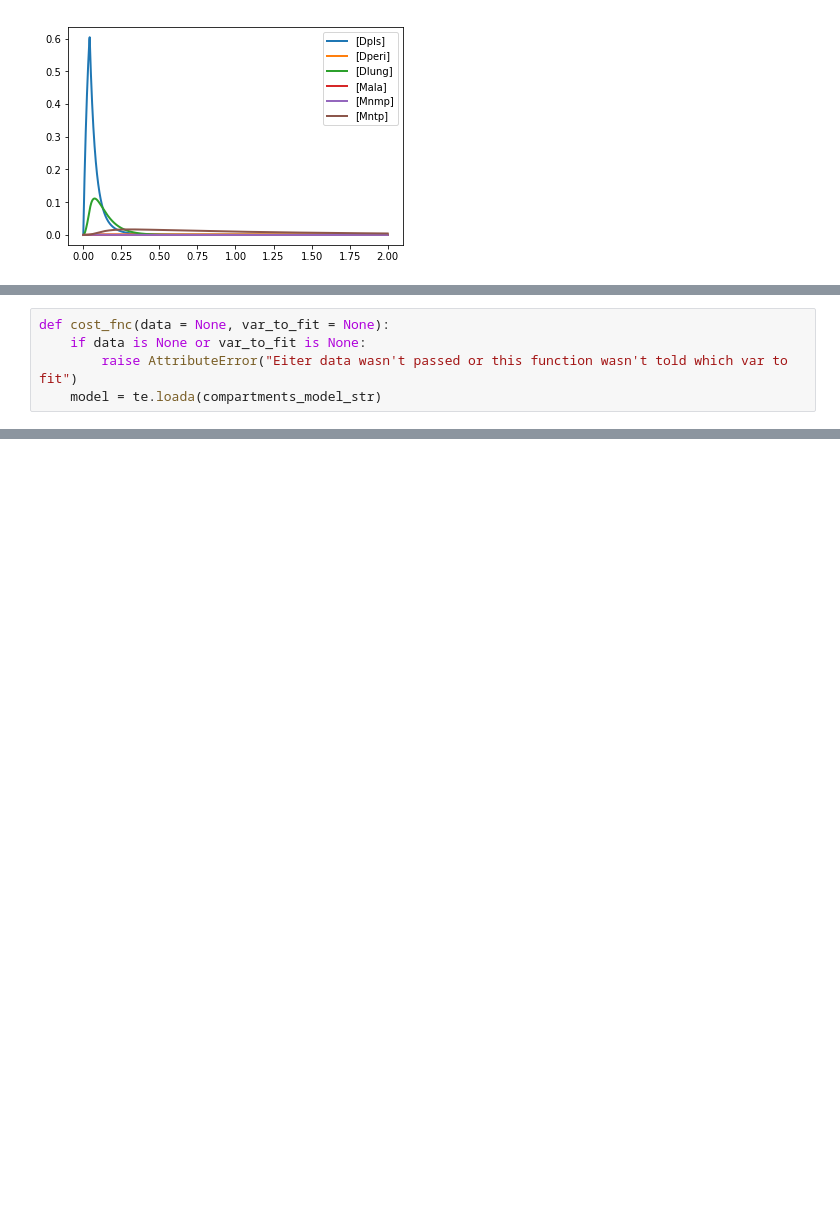
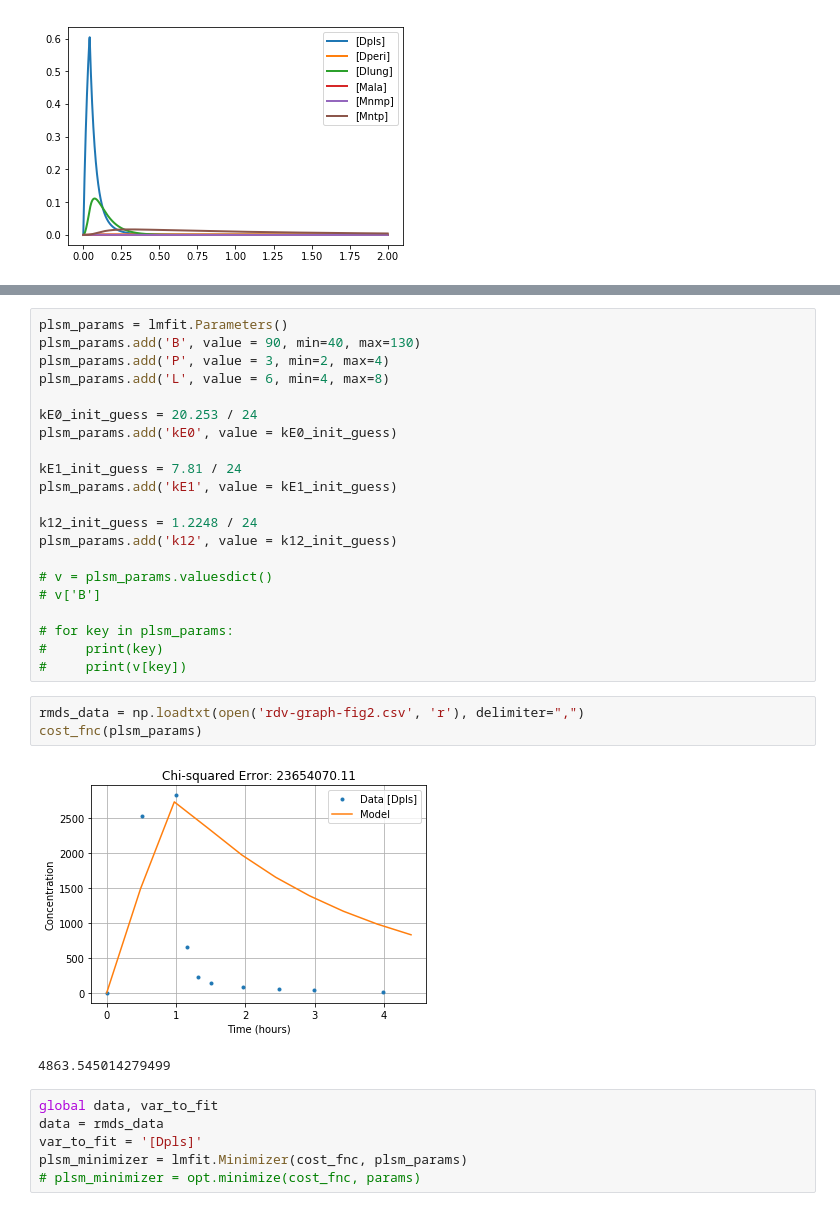
Before and after one commit to covid-tissue-models/covid-tissue-response-models, a Jupyter notebook: tellurium/remdesivir-PK-model/compartment-rmds-pk.ipynb, the cells around one changed output, grey strips where cells are left out. Drawn from its saved outputs; the diff is of its cells as text; blank space fills up the shorter version.

Commit message:
minimizer implemented; doesnt work that great

```diff
--- a/tellurium/remdesivir-PK-model/compartment-rmds-pk.ipynb
+++ b/tellurium/remdesivir-PK-model/compartment-rmds-pk.ipynb
@@ -239,5 +234,0 @@ nr.plot()
-# %%
-def cost_fnc(data = None, var_to_fit = None):
-    if data is None or var_to_fit is None:
-        raise AttributeError("Eiter data wasn't passed or this function wasn't told which var to fit")
-    model = te.loada(compartments_model_str)
@@ -247,0 +263,33 @@ AttributeError: Eiter data wasn't passed or this function wasn't told which var
+# %%
+plsm_params = lmfit.Parameters()
+plsm_params.add('B', value = 90, min=40, max=130)
+plsm_params.add('P', value = 3, min=2, max=4)
+plsm_params.add('L', value = 6, min=4, max=8)
+
+kE0_init_guess = 20.253 / 24
+plsm_params.add('kE0', value = kE0_init_guess)
+
+kE1_init_guess = 7.81 / 24
+plsm_params.add('kE1', value = kE1_init_guess)
+
+k12_init_guess = 1.2248 / 24
+plsm_params.add('k12', value = k12_init_guess)
+
+# v = plsm_params.valuesdict()
+# v['B']
+
+# for key in plsm_params:
+#     print(key)
+#     print(v[key])
+# %%
+rmds_data = np.loadtxt(open('rdv-graph-fig2.csv', 'r'), delimiter=",")
+cost_fnc(plsm_params)
+# %% [output]
+[figure, added]
+4863.545014279499
+# %%
+global data, var_to_fit
+data = rmds_data
+var_to_fit = '[Dpls]'
+plsm_minimizer = lmfit.Minimizer(cost_fnc, plsm_params)
+# plsm_minimizer = opt.minimize(cost_fnc, params)
```
Also changed, not shown: parts of 6 cells of this notebook.
